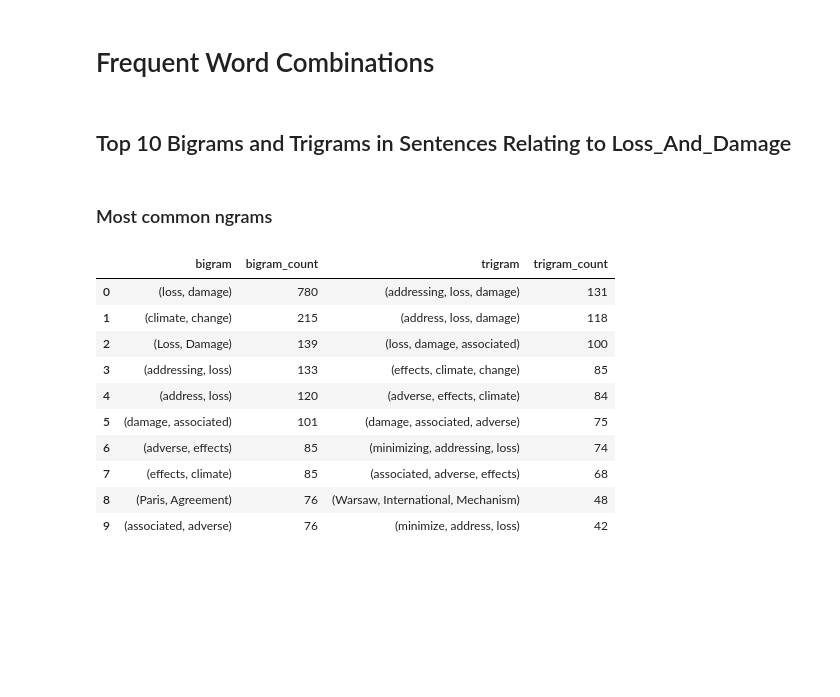
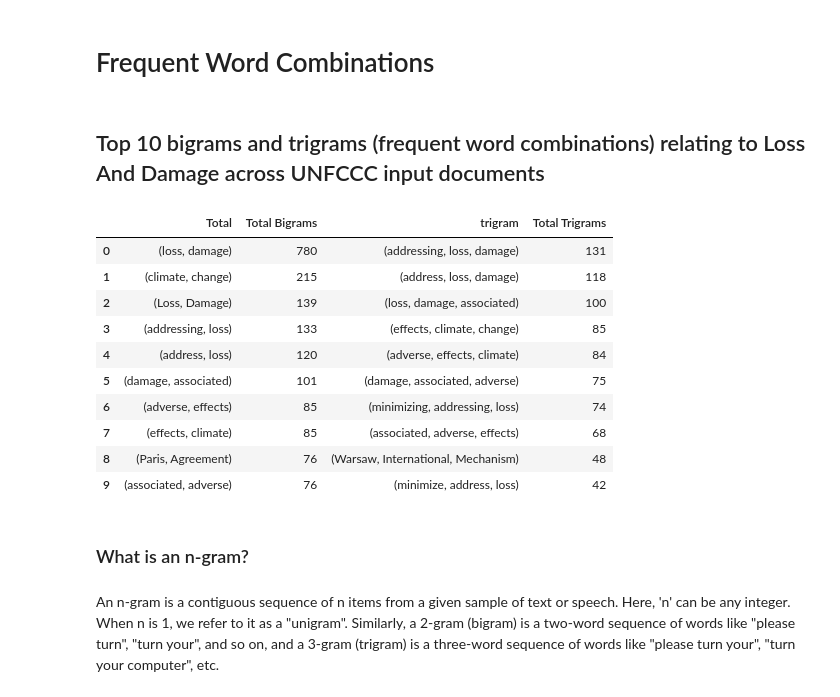
Before and after one commit to climatepolicyradar/global-stocktake, a Jupyter notebook: notebooks/simple_concept.ipynb, the cells around one changed output. Drawn from its saved outputs; the diff is of its cells as text; code cells hidden in the pictures; blank space fills up the shorter version.

```diff
--- a/notebooks/simple_concept.ipynb
+++ b/notebooks/simple_concept.ipynb
@@ -207,4 +209,5 @@ df_worldbank = df_worldbank.rename(columns={'name':'country'})
 # %%
+df_concepts_processed_party = df_concepts_processed[df_concepts_processed['category'] == 'Party']
 df_concepts_geoplot = df_concepts_processed.groupby('iso_a3').agg(
     **{'Number of mentions': ('iso_a3', 'count')},
     Concept=('Concept', lambda x: x[x.first_valid_index()] if x.first_valid_index() else None),
@@ -213,7 +216,8 @@ df_concepts_geoplot = df_concepts_processed.groupby('iso_a3').agg(
     gdp_md_est=('gdp_md_est', 'first'),
     continent=('continent', 'first'),
     country=('country', 'first'),
-).reset_index()
+    category=('category', 'first'),
+).reset_index();
 # %%
 # world = gpd.read_file(gpd.datasets.get_path("naturalearth_lowres"))
 # merged = world.set_index("iso_a3").join(dd.set_index("country_code"), how="inner")
@@ -260,7 +264,8 @@ df_concepts_geoplot = df_concepts_geoplot.rename(columns={"name": "country"})
 # %%
 # Function to create a choropleth map for a given concept
 def create_choropleth_map(merged, concept):
-    merged["binary"] = np.where(merged["Number of mentions"] > 0, f"Parties that mention {concept}", f"Parties that do not mention {concept}")
+    merged["binary"] = np.where(merged["Number of mentions"] > 0, f"Parties mentioning {concept}", f"Parties not mentioning {concept}")
+    # where category is Non-Party, set binary to 'Non-Party'
 
     # create a cloropeth map with a binary indicator for whether the concept is mentioned or not
 
@@ -270,7 +275,7 @@ def create_choropleth_map(merged, concept):
         .encode(
             color=alt.Color(
                 "binary:N",
-                scale=alt.Scale(domain=[f"Parties that mention {concept}", f"Parties that do not mention {concept}"], range=["lightblue", "grey"]),
+                scale=alt.Scale(domain=[f"Parties mentioning {concept}", f"Parties not mentioning {concept}"], range=["darkblue", "lightgrey"]),
                 legend=alt.Legend(title="Mentioned"),
             ),
             tooltip=["country:N", "pop_est:N", "gdp_md_est:N", "continent:N", "Number of mentions:Q"],
@@ -278,7 +283,6 @@ def create_choropleth_map(merged, concept):
         .properties(
             width=800,
             height=400,
-            title=f'UNFCCC Party members mentioning {concept} in GST submissions',
         )
     )
     return choropleth_map
@@ -547,40 +546,38 @@ concepts = df_spans.type.unique()
 # Set the number of top bigrams and trigrams to display
 num_top_ngrams = 10
 
 for conc in concepts:
     display(
         Markdown(
-            f"## Top {num_top_ngrams} Bigrams and Trigrams in Sentences Relating to {conc.title()}\n"
+            f"## Top {num_top_ngrams} bigrams and trigrams (frequent word combinations) relating to {conc.title().replace('_',' ')} across UNFCCC input documents\n"
         )
     )
 
     # Extract bigrams and trigrams for the given concept
     bigrams_freq = extract_ngrams(df_spans, conc, n=2, text_col="processed_sentence")
     trigrams_freq = extract_ngrams(df_spans, conc, n=3, text_col="processed_sentence")
 
     # create a single DataFrame with the bigrams and trigrams
     ngrams_df = pd.DataFrame(
-        bigrams_freq.most_common(num_top_ngrams), columns=["bigram", "bigram_count"]
+        bigrams_freq.most_common(num_top_ngrams), columns=["Total", "Total Bigrams"]
     )
     ngrams_df["trigram"] = [
         trigram for trigram, _ in trigrams_freq.most_common(num_top_ngrams)
     ]
-    ngrams_df["trigram_count"] = [
+    ngrams_df["Total Trigrams"] = [
         count for _, count in trigrams_freq.most_common(num_top_ngrams)
     ]
 
     # # Create DataFrames for bigrams and trigrams
     # bigrams_df = pd.DataFrame(bigrams_freq.most_common(num_top_ngrams), columns=['Bigrams', 'Frequency'])
     # trigrams_df = pd.DataFrame(trigrams_freq.most_common(num_top_ngrams), columns=['Trigrams', 'Frequency'])
 
-    display(Markdown(f"### Most common ngrams\n"))
     display(ngrams_df)
     # display(Markdown(f"### Trigrams\n"))
     # display(trigrams_df)
 # %% [output]
-## Top 10 Bigrams and Trigrams in Sentences Relating to Loss_And_Damage
+## Top 10 bigrams and trigrams (frequent word combinations) relating to Loss And Damage across UNFCCC input documents
-### Most common ngrams
-|  | bigram | bigram_count | trigram | trigram_count |
+|  | Total | Total Bigrams | trigram | Total Trigrams |
 | 0 | (loss, damage) | 780 | (addressing, loss, damage) | 131 |
 | 1 | (climate, change) | 215 | (address, loss, damage) | 118 |
 | 2 | (Loss, Damage) | 139 | (loss, damage, associated) | 100 |
@@ -591,3 +588,8 @@ for conc in concepts:
 | 7 | (effects, climate) | 85 | (associated, adverse, effects) | 68 |
 | 8 | (Paris, Agreement) | 76 | (Warsaw, International, Mechanism) | 48 |
 | 9 | (associated, adverse) | 76 | (minimize, address, loss) | 42 |
+# %% [markdown]
+### What is an n-gram?
+# %% [markdown]
+
+An n-gram is a contiguous sequence of n items from a given sample of text or speech. Here, 'n' can be any integer. When n is 1, we refer to it as a "unigram". Similarly, a 2-gram (bigram) is a two-word sequence of words like "please turn", "turn your", and so on, and a 3-gram (trigram) is a three-word sequence of words like "please turn your", "turn your computer", etc.
```
Also changed, not shown: parts of 23 cells of this notebook, 5 other files.
